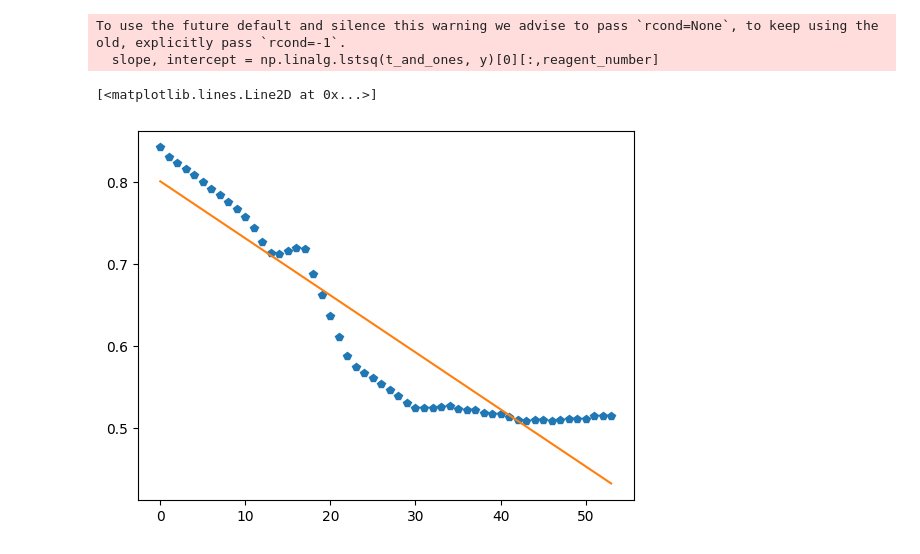
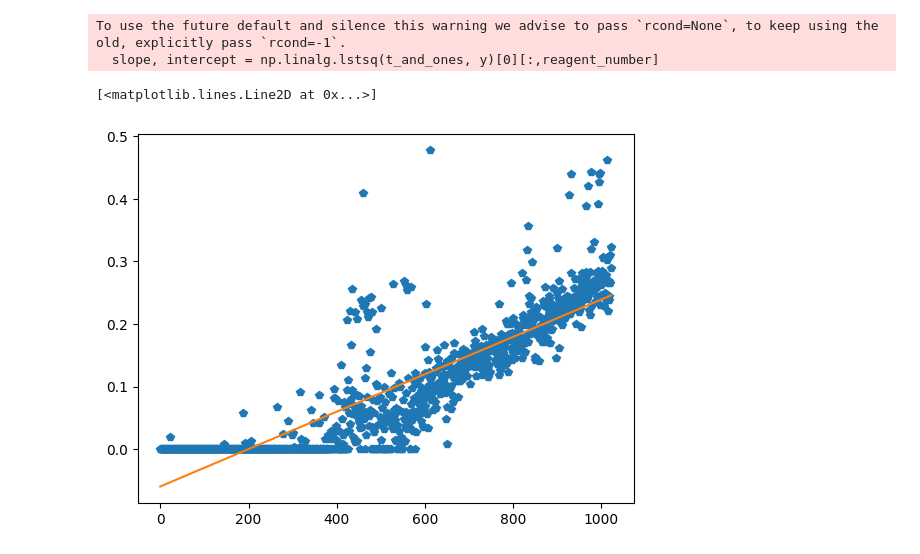
Before and after one commit to BDomzal/magnetstein_x_chemical_reactions, a Jupyter notebook: notebooks/PMG_247_comparing_with_first_known_substrats.ipynb, the cells around one changed output. Saved outputs shown, nothing was run; the diff lists cells and outputs as text; code cells hidden in the pictures.

```diff
--- a/notebooks/PMG_247_comparing_with_first_known_substrats.ipynb
+++ b/notebooks/PMG_247_comparing_with_first_known_substrats.ipynb
@@ -15,7 +15,7 @@ import pickle
 # %% [markdown]
 ### Data
 # %%
-experiment_name = 'PMG 247 monitoring'
+experiment_name = 'Sacharose hydrolysis'
 # %%
 experiment_names = ['Sacharose hydrolysis',
                    'Silane',
@@ -88,8 +88,8 @@ No artists with labels found to put in legend.  Note that artists whose label st
 # %% [markdown]
 ### Estimation
 # %%
-kappa = 1
-kappa_th = 1
+kappa = 0.5
+kappa_th = 0.25
 # %%
 proportions_in_times = []
 noise_proportions_in_times = []
@@ -165,15 +158,15 @@ with open(results_paths[experiment_name]+'proportions_in_times_'+str(kappa)+'_'+
 t = np.array(range(1, y.shape[0]+1))
 t_and_ones = np.vstack([t, np.ones(len(t))]).T
 # %%
-reagent_number = 0
+reagent_number = 2
 # %%
 slope, intercept = np.linalg.lstsq(t_and_ones, y)[0][:,reagent_number]
 # %% [output]
 To use the future default and silence this warning we advise to pass `rcond=None`, to keep using the old, explicitly pass `rcond=-1`.
   slope, intercept = np.linalg.lstsq(t_and_ones, y)[0][:,reagent_number]
 # %%
-plt.plot(range(len(y)), [prop[0] for prop in y], 'p')
+plt.plot(range(len(y)), [prop[reagent_number] for prop in y], 'p')
 plt.plot(slope*t+intercept)
 # %% [output]
 [<matplotlib.lines.Line2D at 0x...>]
-[figure, old version]
+[figure, new version]
```
Also changed, not shown: parts of 2 cells of this notebook, 2 other files.
